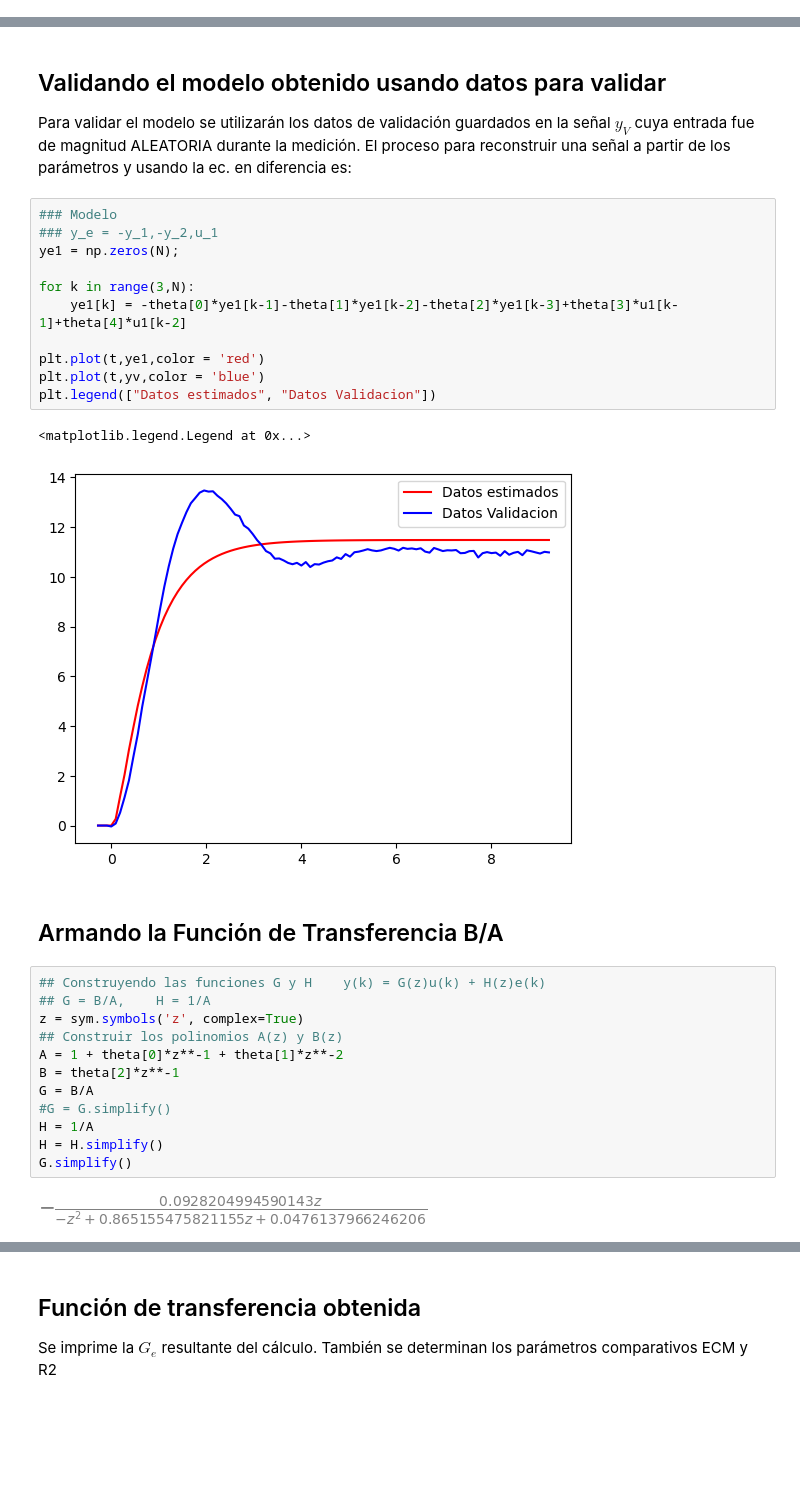
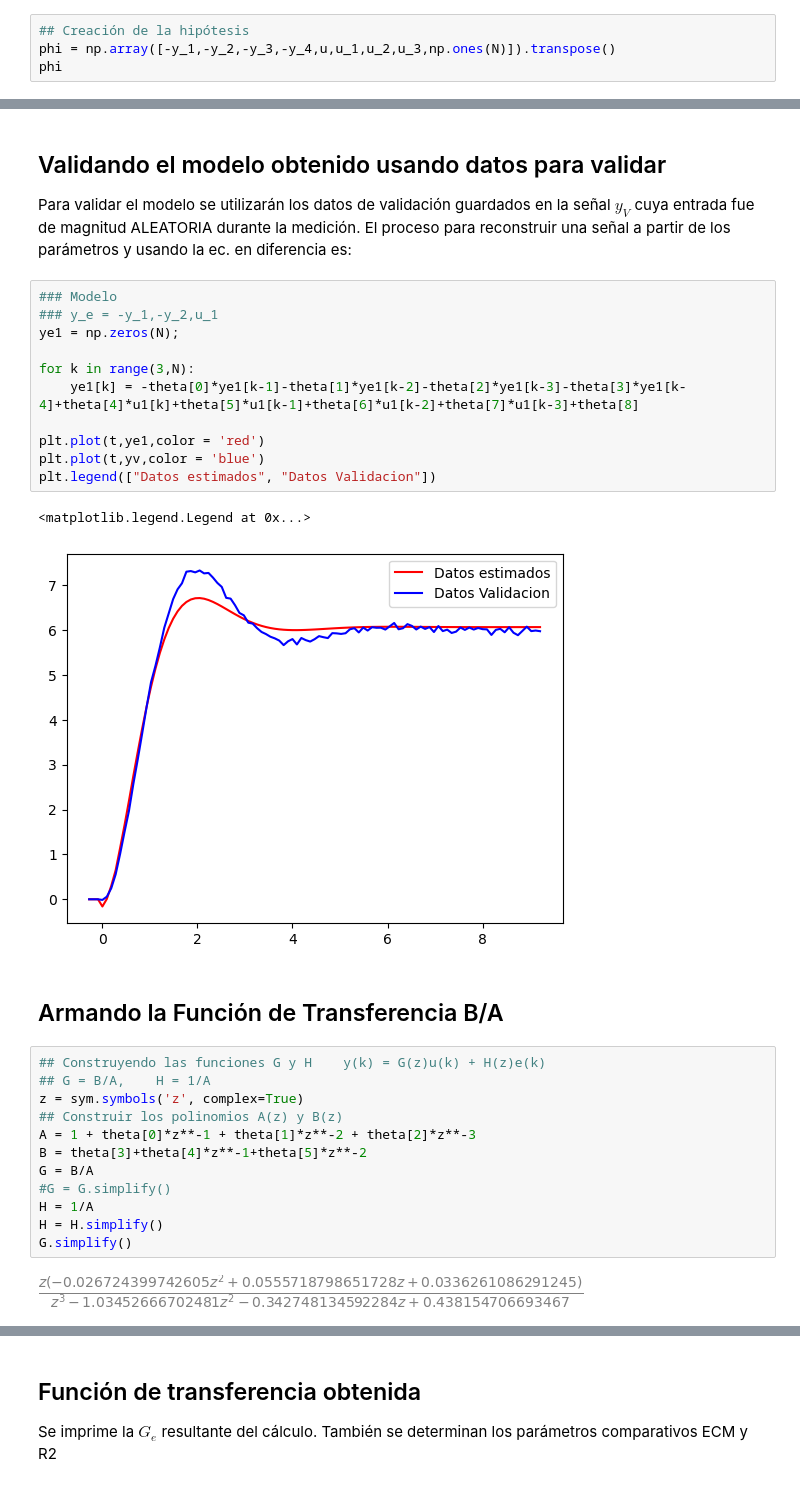
Before and after one commit to jairocuellar/System_identification, a Jupyter notebook: class_08_02.ipynb, the cells around one changed output, grey strips where cells are left out. Cells and saved outputs as stored; diff of their text form; blank space fills up the shorter version.

```diff
--- a/class_08_02.ipynb
+++ b/class_08_02.ipynb
@@ -134,0 +112,4 @@ array([[-0.        , -0.        , -0.        ,  0.        ,  0.        ],
+# %%
+## Creación de la hipótesis
+phi = np.array([-y_1,-y_2,-y_3,-y_4,u,u_1,u_2,u_3,np.ones(N)]).transpose()
+phi
@@ -171,30 +171,30 @@ Para validar el modelo se utilizarán los datos de validación guardados en la s
 ye1 = np.zeros(N);
 
 for k in range(3,N):
-    ye1[k] = -theta[0]*ye1[k-1]-theta[1]*ye1[k-2]-theta[2]*ye1[k-3]+theta[3]*u1[k-1]+theta[4]*u1[k-2]
+    ye1[k] = -theta[0]*ye1[k-1]-theta[1]*ye1[k-2]-theta[2]*ye1[k-3]-theta[3]*ye1[k-4]+theta[4]*u1[k]+theta[5]*u1[k-1]+theta[6]*u1[k-2]+theta[7]*u1[k-3]+theta[8]
 
 plt.plot(t,ye1,color = 'red')
 plt.plot(t,yv,color = 'blue')
 plt.legend(["Datos estimados", "Datos Validacion"])
 # %% [output]
 <matplotlib.legend.Legend at 0x...>
-[figure, old version]
+[figure, new version]
 # %% [markdown]
 ## Armando la Función de Transferencia B/A
 # %%
 ## Construyendo las funciones G y H    y(k) = G(z)u(k) + H(z)e(k)
 ## G = B/A,    H = 1/A
 z = sym.symbols('z', complex=True)
 ## Construir los polinomios A(z) y B(z)
-A = 1 + theta[0]*z**-1 + theta[1]*z**-2
-B = theta[2]*z**-1
+A = 1 + theta[0]*z**-1 + theta[1]*z**-2 + theta[2]*z**-3
+B = theta[3]+theta[4]*z**-1+theta[5]*z**-2
 G = B/A
 #G = G.simplify()
 H = 1/A
 H = H.simplify()
 G.simplify()
 # %% [output]
-[figure, old version]
+[figure, new version]
 # %%
 ## Intento 1 - respuesta discreta.
 ## Ensayar con nuevos dt
```
Also changed, not shown: parts of 8 cells of this notebook, 6 other files.
